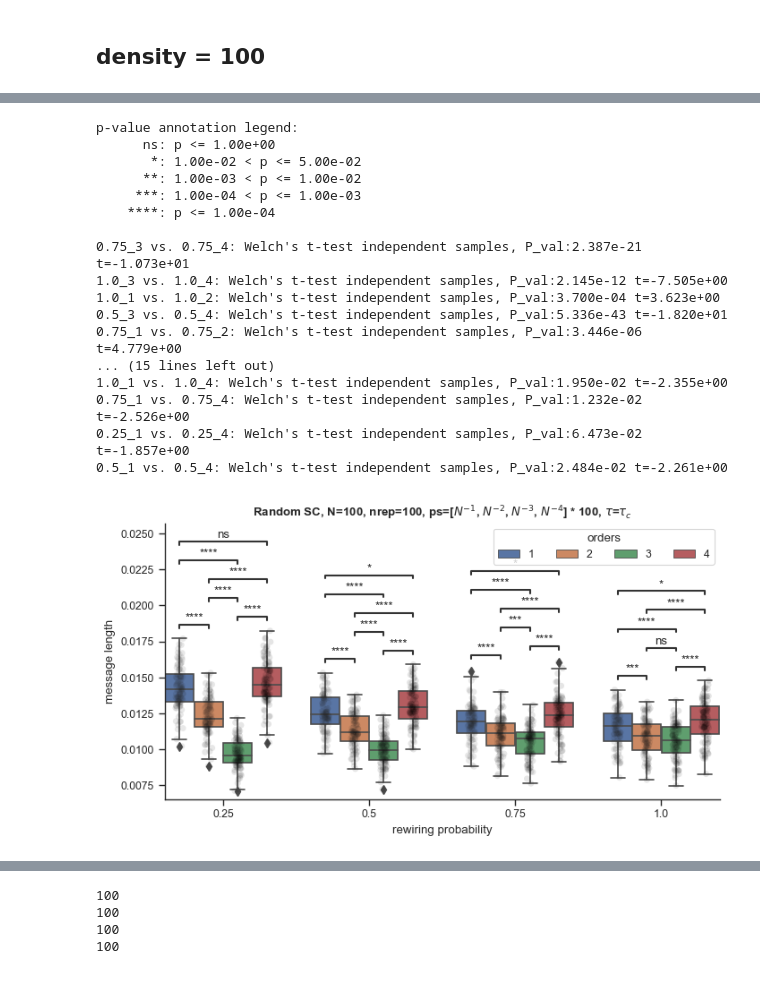
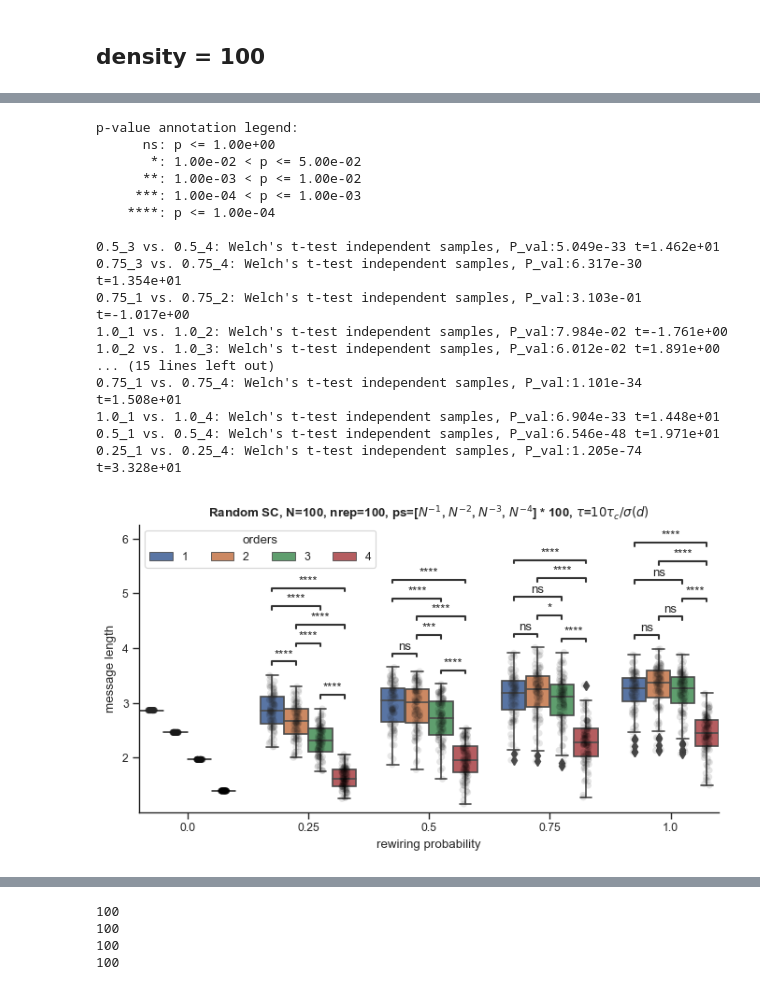
Before and after one commit to maximelucas/hypergraph_reducibility, a Jupyter notebook: notebooks/test_rescaling_RSC_luca.ipynb, the cells around one changed output, grey strips where cells are left out. Saved outputs shown, nothing was run; the diff lists cells and outputs as text; code cells hidden in the pictures.

Commit message:
Add two figures density 100

```diff
--- a/notebooks/test_rescaling_RSC_luca.ipynb
+++ b/notebooks/test_rescaling_RSC_luca.ipynb
@@ -1099,7 +1103,7 @@ for p, Hs_i in Hs.items():
         orders = np.array(xgi.unique_edge_sizes(H)) - 1
         weights = np.ones(len(orders))
         tau_c = find_charact_tau(H, orders, weights, rescale_per_node=False)
-        Ds_H, lZs_H, orders = compute_information(H, tau_c, rescale_per_node=False)
+        Ds_H, lZs_H = optimization_rescaled(H, tau_c, inverse_rescaling_factors, rescale_per_node=False)
 
         info_losses_i.append(Ds_H)
         complexities_i.append(lZs_H)
@@ -1110,10 +1114,8 @@ for p, Hs_i in Hs.items():
     complexities[p] = complexities_i
     orders_arr[p] = orders_arr_i
     message_lengths[p]= message_lengths_i
-
-labels = [f"{i}" for i in np.linspace(0.25,1,4)]
 # %%
-for i, s in enumerate(np.linspace(0.25,1,4)):
+for i, s in enumerate(np.linspace(0,1,5)):
     message_lengths[s] = pad_arr_list(message_lengths[s])
 
 df = pd.DataFrame.from_dict(message_lengths, orient="index").stack().to_frame()
@@ -1132,58 +1239,63 @@ dff = df.reset_index(names=["rewiring probability", "rep"]).melt(
+# %%
+for i, s in enumerate(np.linspace(0,1,5)):
+    message_lengths[s] = pad_arr_list(message_lengths[s])
+
+df = pd.DataFrame.from_dict(message_lengths, orient="index").stack().to_frame()
+
+for i, d in enumerate(orders):
+    df[d] = df[0].apply(lambda x: x[i])
+
+df = df[orders]
+
+dff = df.reset_index(names=["rewiring probability", "rep"]).melt(
+    id_vars=["rewiring probability", "rep"],
+    value_vars=orders,
+    var_name="order",
+    value_name="message length",
+)
 # %%
-from statannotations.Annotator import Annotator
-
 fix, ax = plt.subplots(figsize=(8, 4))
-
-#palette = sb.color_palette("Set1", n_colors=4)
-
-#box_params = {
-#    'boxprops':{'facecolor':'none'},
-#    'medianprops':{'color':'silver'},
-    #'whiskerprops':{'color':'blue'},
-    #'capprops':{'color':'yellow'}
-#}
 
 sb.boxplot(data=dff, hue="order", y="message length", x="rewiring probability", ax=ax)#, **box_params)
 plt.legend(title= "orders",ncols = 4)
 
 sb.stripplot(data=dff, hue="order", y="message length", x="rewiring probability", ax=ax, color="black", dodge=True, alpha=0.1, legend=False)
 
 sb.despine()
-ax.set_title(rf"Random SC, N={N}, nrep={100}, ps=[$N^{{-1}}$, $N^{{-2}}$, $N^{{-3}}$, $N^{{-4}}$] * 100, $\tau$=$\tau_c$", weight="bold")
+ax.set_title(rf"Random SC, N={N}, nrep={100}, ps=[$N^{{-1}}$, $N^{{-2}}$, $N^{{-3}}$, $N^{{-4}}$] * 100, $\tau$=$10\tau_c/\sigma(d)$", weight="bold")
 
 
 pairs = []
 for p in np.linspace(0.25,1,4):
     pairs.append( [(p, 3), (p, 4) ] )
     pairs.append( [(p, 1), (p, 2) ] )
     pairs.append( [(p, 1), (p, 3) ] )
     pairs.append( [(p, 1), (p, 4) ] )
     pairs.append( [(p, 2), (p, 3) ] )
     pairs.append( [(p, 2), (p, 4) ] )
 
 annotator = Annotator(ax, pairs, data=dff, x="rewiring probability", y="message length", hue="order")
 annotator.configure(test='t-test_welch', text_format='star', loc='inside')
 annotator.apply_and_annotate()
 
-#fig_name = f"message_length_RHG_N{N}_pwiring_{sparsity_scales}_nreps_{n_rep}_boxplot"
-fig_name = f"message_length_RSC_N_100_p_25_50_75_100_s_100_char_tau_1_boxplot"
+fig_name = f"message_length_RSC_N_100_p_25_50_75_100_s_100_char_tau_10_rescaled_boxplot"
 plt.savefig(f"{out_dir}{fig_name}.png", dpi=250, bbox_inches="tight")
 # %% [output]
 p-value annotation legend:
       ns: p <= 1.00e+00
        *: 1.00e-02 < p <= 5.00e-02
       **: 1.00e-03 < p <= 1.00e-02
      ***: 1.00e-04 < p <= 1.00e-03
     ****: p <= 1.00e-04
 
-0.75_3 vs. 0.75_4: Welch's t-test independent samples, P_val:2.387e-21 t=-1.073e+01
-1.0_3 vs. 1.0_4: Welch's t-test independent samples, P_val:2.145e-12 t=-7.505e+00
-1.0_1 vs. 1.0_2: Welch's t-test independent samples, P_val:3.700e-04 t=3.623e+00
-0.5_3 vs. 0.5_4: Welch's t-test independent samples, P_val:5.336e-43 t=-1.820e+01
-0.75_1 vs. 0.75_2: Welch's t-test independent samples, P_val:3.446e-06 t=4.779e+00
+0.5_3 vs. 0.5_4: Welch's t-test independent samples, P_val:5.049e-33 t=1.462e+01
+0.75_3 vs. 0.75_4: Welch's t-test independent samples, P_val:6.317e-30 t=1.354e+01
+0.75_1 vs. 0.75_2: Welch's t-test independent samples, P_val:3.103e-01 t=-1.017e+00
+1.0_1 vs. 1.0_2: Welch's t-test independent samples, P_val:7.984e-02 t=-1.761e+00
+1.0_2 vs. 1.0_3: Welch's t-test independent samples, P_val:6.012e-02 t=1.891e+00
 ... (15 lines left out)
-1.0_1 vs. 1.0_4: Welch's t-test independent samples, P_val:1.950e-02 t=-2.355e+00
-0.75_1 vs. 0.75_4: Welch's t-test independent samples, P_val:1.232e-02 t=-2.526e+00
-0.25_1 vs. 0.25_4: Welch's t-test independent samples, P_val:6.473e-02 t=-1.857e+00
-0.5_1 vs. 0.5_4: Welch's t-test independent samples, P_val:2.484e-02 t=-2.261e+00
+0.75_1 vs. 0.75_4: Welch's t-test independent samples, P_val:1.101e-34 t=1.508e+01
+1.0_1 vs. 1.0_4: Welch's t-test independent samples, P_val:6.904e-33 t=1.448e+01
+0.5_1 vs. 0.5_4: Welch's t-test independent samples, P_val:6.546e-48 t=1.971e+01
+0.25_1 vs. 0.25_4: Welch's t-test independent samples, P_val:1.205e-74 t=3.328e+01
-[figure, old version]
+[figure, new version]
```
Also changed, not shown: parts of 8 cells of this notebook, 2 other files.
